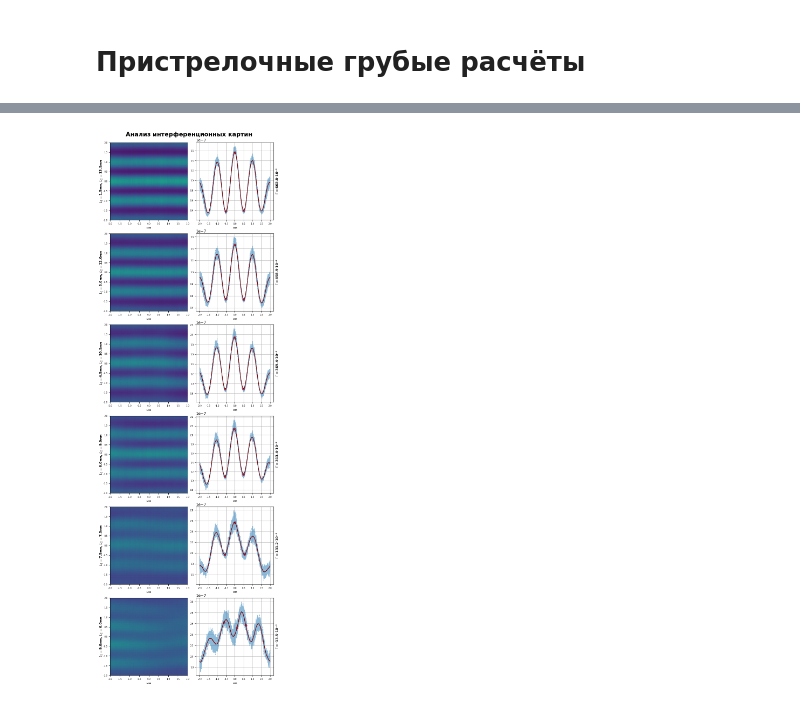
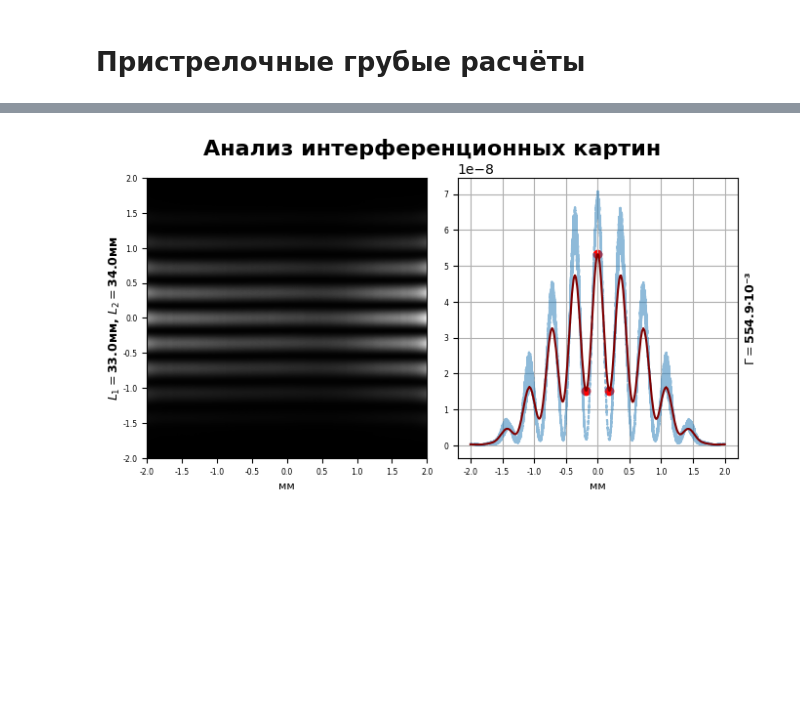
Before and after one commit to Belashov641618/OpticalEncoder, a Jupyter notebook: notebooks/Verification/Experiment.ipynb, the cells around one changed output, grey strips where cells are left out. Cells and saved outputs as stored; diff of their text form; code cells hidden in the pictures; blank space fills up the shorter version.

```diff
--- a/notebooks/Verification/Experiment.ipynb
+++ b/notebooks/Verification/Experiment.ipynb
@@ -54,7 +55,7 @@ FontLibrary.Fonts.GraphTitle.FontSize = 10
 
 FigureWidthHeight = (6.69291, 10.1181-1.0)
 # %%
-device = torch.device(1 if torch.cuda.is_available() else 'cpu')
+device = torch.device(7 if torch.cuda.is_available() else 'cpu')
 print('Используемый девайс:', torch.cuda.get_device_name(device) if torch.cuda.is_available() else 'ЦП')
 # %% [output]
 Используемый девайс: NVIDIA A100-SXM4-80GB
@@ -62,28 +63,29 @@ print('Используемый девайс:', torch.cuda.get_device_name(devic
 # Определение параметров модели
 # %%
 # Предпочтительные параметры
-wavelength = 500.0E-9
+wavelength = 600.0E-9
 size = wavelength*2
 length = 4.0E-3
 N = int(length/size)
-mean_samples = 20
+mean_samples = 30
 
 # Остальные параметры
 initial_hole_radius = 1.5E-3
 pin_hole_radius = 20.0E-6
-distance = 15.0E-3
+distance = 67.0E-3
 slit_width = 20.0E-6
 slit_space = 100.0E-6
 lines = 2
-propagation = 0.5*length*numpy.sqrt((slit_space/(lines*wavelength))**2 - 1.0)
-ratios_sharp = numpy.linspace(0.1, 0.6, 6)
+# propagation = 0.5*length*numpy.sqrt((slit_space/(lines*wavelength))**2 - 1.0)
+propagation = 60.0E-3
+ratios_sharp = numpy.array([33/(33+34)])    # Указываешь ndarray содержащий соотношения l1 и l2, которые надо проверить!
 
 print(f"Длинна волны:                                 {engineering(wavelength, 'м')}")
 print(f"Количество вычислительных пикселей:           {N}")
 print(f"Размер вычислительного пикслея:               {engineering(length/N, 'м')}")
 print(f"Размер оптических элементов:                  {engineering(length, 'м')}")
 print(f"Количество усреднений:                        {mean_samples}")
-print(f"Диаметр болшего отверстия:                    {engineering(2*initial_hole_radius, 'м')}")
+print(f"Диаметр большего отверстия:                   {engineering(2*initial_hole_radius, 'м')}")
 print(f"Диаметр пинхола:                              {engineering(2*pin_hole_radius, 'м')}")
 print(f"Расстояние между большим отверстием и щелями: {engineering(distance, 'м')}")
 print(f"Расстояние между щелями и экраном:            {engineering(propagation, 'м')}")
@@ -331,7 +344,7 @@ for row, (ratio, screen_image) in enumerate(zip(ratios_sharp, screen_intensities
     formatter, unit = engineering.separatedformatter(length, 'м')
 
     axes = plot.axes.add(0,row)
-    axes.imshow(screen_image, aspect='auto', extent=[-length/2,+length/2]*2)
+    axes.imshow(screen_image, aspect='auto', extent=[-length/2,+length/2]*2, cmap = 'gray')
     axes.xaxis.set_major_formatter(formatter)
     axes.yaxis.set_major_formatter(formatter)
     plot.graph.label.x(unit)
@@ -349,37 +362,38 @@ for row, (ratio, screen_image) in enumerate(zip(ratios_sharp, screen_intensities
         filtered = torch.fft.ifft(torch.fft.ifftshift(furrier*window)).abs().squeeze()
         # ЭТО НАСТРАИВАЕТСЯ РУКАМИ!!!
         pos0 = 0.0
-        pos10 = 0.5E-3
-        pos11 = -0.5E-3
+        pos10 = +0.25E-3
+        pos11 = -0.25E-3
         area = 0.25E-3
         # ---------------------------
         pixels = area * N / length
         n0_0 = int((pos0 + length/2) * N / length - pixels/2)
         n0_1 = int(n0_0 + pixels)
         n10_0 = int((pos10 + length/2) * N / length - pixels/2)
         n10_1 = int(n10_0 + pixels)
         n11_0 = int((pos11 + length/2) * N / length - pixels/2)
         n11_1 = int(n11_0 + pixels)
         maximum, maximum_n = torch.max(filtered[n0_0:n0_1],dim=0)
         minimum0, minimum0_n = torch.min(filtered[n10_0:n10_1],dim=0)
         minimum1, minimum1_n = torch.min(filtered[n11_0:n11_1],dim=0)
         minimum = (minimum0 + minimum1)/2
         gamma = (maximum - minimum) / (maximum + minimum)
 
         points = torch.tensor([n10_0 + minimum0_n, n0_0 + maximum_n, n11_0 + minimum1_n])
         values = torch.tensor([minimum0, maximum, minimum1])
         points = points * length / N - length/2
 
     axes = plot.axes.add(1,row)
     axes.grid(True)
     axes.plot(x_mesh[:,0].cpu(), meaned, alpha=0.5, linestyle='--')
     axes.plot(x_mesh[:,0].cpu(), filtered, color='maroon', alpha=1.0)
     axes.scatter(points, values, c='red', alpha=1.0)
     axes.xaxis.set_major_formatter(formatter)
     plot.graph.label.x(unit)
 
     plot.description.row.right(f"$\\Gamma=${scientific(gamma.item(),'',1,space='')}", row)
 
-plot.show()
+# plot.show()
+plot.save('exp.svg')
 # %% [output]
-[figure, old version]
+[figure, new version]
```
Also changed, not shown: parts of 8 cells of this notebook, 3 other files.
